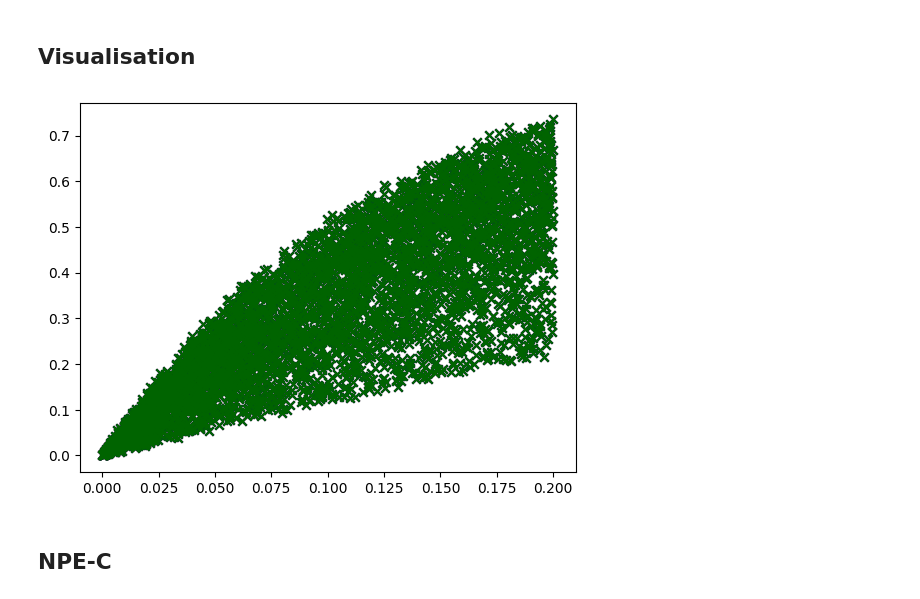
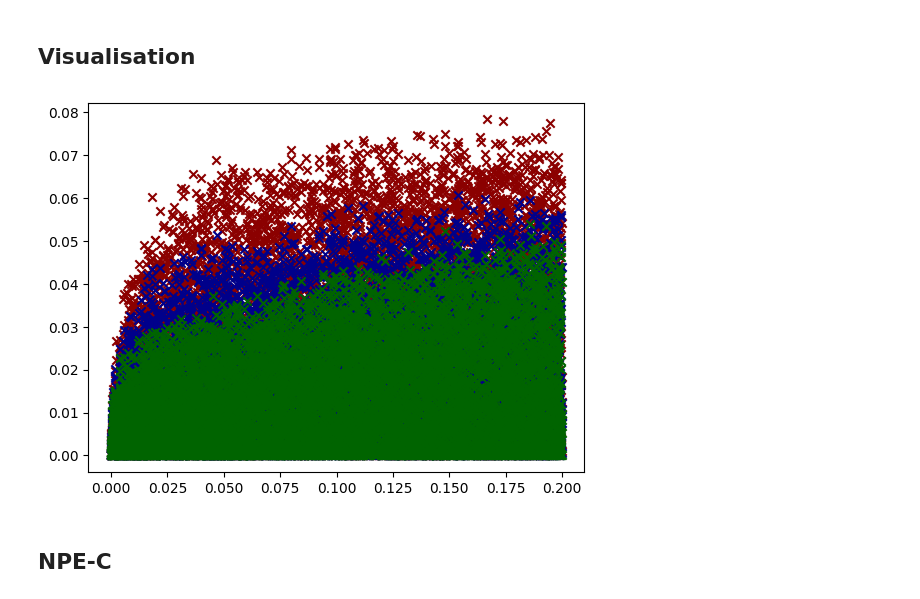
Before and after one commit to haochu-liu/likelihood-free, a Jupyter notebook: python/run_ClonalOrigin_sbi.ipynb, the cells around one changed output. Cells and saved outputs as stored; diff of their text form; code cells hidden in the pictures.

```diff
--- a/python/run_ClonalOrigin_sbi.ipynb
+++ b/python/run_ClonalOrigin_sbi.ipynb
@@ -46,7 +50,7 @@ x_o
 # %% [output]
 tensor([0.0046, 0.0048, 0.0024, 0.0000, 0.0020, 0.0015, 0.1452])
 # %%
-x_numpy = np.loadtxt('../data/ClonalOrigin/x.csv', delimiter=",")
+x_numpy = np.loadtxt('../data/ClonalOrigin/x_10000.csv', delimiter=",")
 x = torch.tensor(x_numpy, device=torch_device)
 x
 # %% [output]
@@ -61,5 +70,5 @@ tensor([[0.0153, 0.0101, 0.0092,  ..., 0.0105, 0.0115, 0.2898],
 # %%
-theta_numpy = np.loadtxt('../data/ClonalOrigin/theta.csv', delimiter=",")
+theta_numpy = np.loadtxt('../data/ClonalOrigin/theta_10000.csv', delimiter=",")
 theta = torch.tensor(theta_numpy, device=torch_device)
 theta
 # %% [output]
@@ -73,14 +91,14 @@ tensor([[1.4161e-01, 5.7735e+01, 1.0255e-01],
 # %% [markdown]
 ## Visualisation
 # %%
-plt.scatter(theta_numpy[:, 2], x_numpy[:, 6], marker='x', color='darkred')
-plt.scatter(theta_numpy[:, 2], x_numpy[:, 6], marker='x', color='darkblue')
-plt.scatter(theta_numpy[:, 2], x_numpy[:, 6], marker='x', color='darkgreen')
+plt.scatter(theta_numpy[:, 0], x_numpy[:, 0], marker='x', color='darkred')
+plt.scatter(theta_numpy[:, 0], x_numpy[:, 1], marker='x', color='darkblue')
+plt.scatter(theta_numpy[:, 0], x_numpy[:, 2], marker='x', color='darkgreen')
 
 # Display the plot
 plt.show()
 # %% [output]
-[figure, old version]
+[figure, new version]
 # %% [markdown]
 ## NPE-C
 # %%
```
Also changed, not shown: parts of 5 cells of this notebook, 9 other files.
